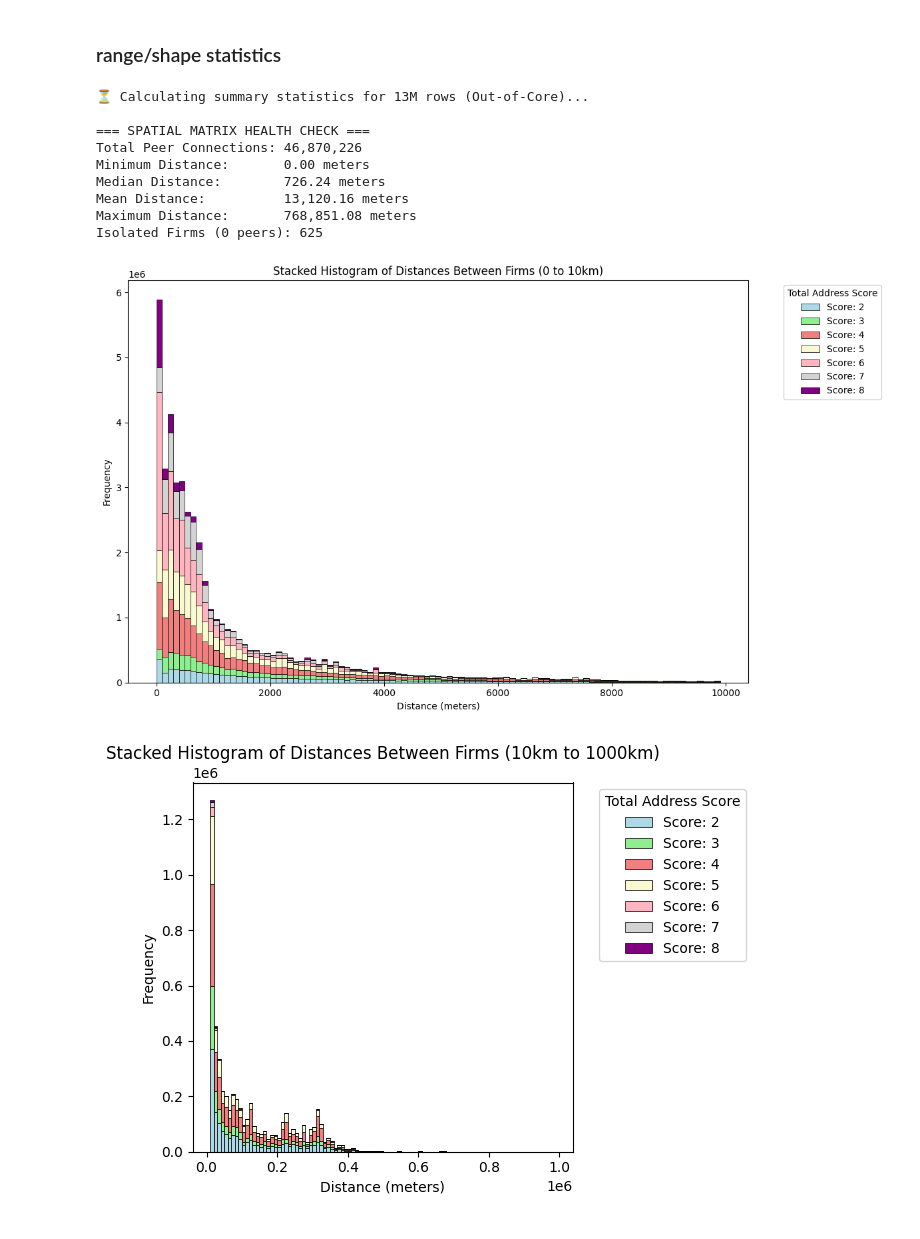
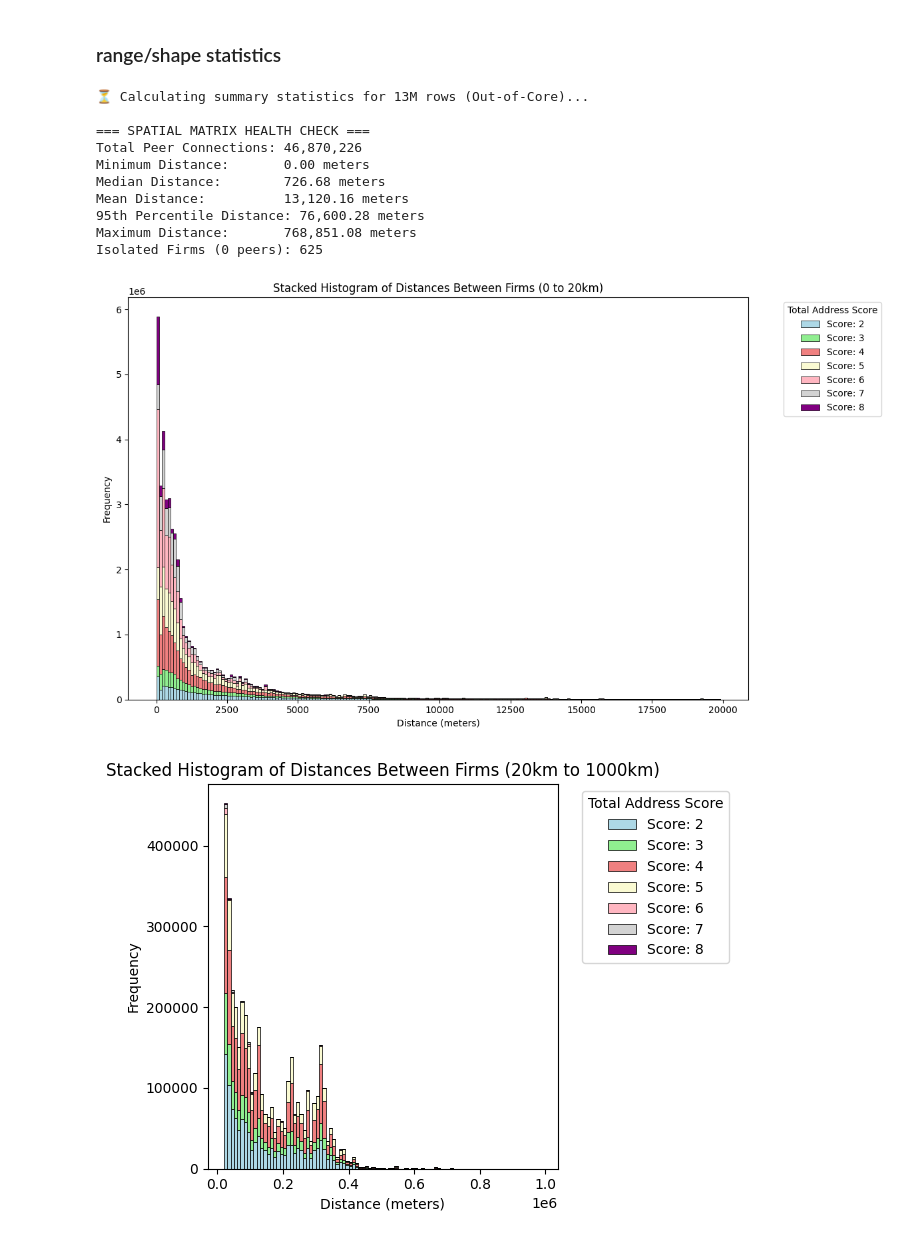
Before and after one commit to aloysiuslip/ucl-diss-ECON0079, a Jupyter notebook: descriptives/src/main_4_distance.ipynb, the cells around one changed output. Saved outputs shown, nothing was run; the diff lists cells and outputs as text; code cells hidden in the pictures.

Commit message:
Filtered distance calculations

```diff
--- a/descriptives/src/main_4_distance.ipynb
+++ b/descriptives/src/main_4_distance.ipynb
@@ -139,7 +139,7 @@ table_in_name = "working_fixed"
 table_out_name = "working_distance"
 
 dirs = get_data_dirs(segment="descriptives")
-con = ibis.duckdb.connect(dirs.db_path, read_only=True)
+con = ibis.duckdb.connect(dirs.db_path)
 table_out = con.table(table_out_name)
 table_fixed = con.table(table_in_name).select("registered_number", "pc8", "lat_lon5", "address_lvl", "address_case")
 tf_i = table_fixed.alias("tf_i")
@@ -198,16 +199,18 @@ summary_stats = dist_matrix.aggregate(
     min_distance = dist_matrix.distance_meters.min(),
     avg_distance = dist_matrix.distance_meters.mean(),
     median_distance = dist_matrix.distance_meters.approx_median(),
+    quantile_95 = dist_matrix.distance_meters.approx_quantile(0.95),
     max_distance = dist_matrix.distance_meters.max()
 ).execute()
 
 # Print human-readable output
 print("\n=== SPATIAL MATRIX HEALTH CHECK ===")
 print(f"Total Peer Connections: {summary_stats['total_edges'][0]:,}")
-print(f"Minimum Distance:       {summary_stats['min_distance'][0]:,.2f} meters")  # Expect ~0 for firms in same building
-print(f"Median Distance:        {summary_stats['median_distance'][0]:,.2f} meters")
-print(f"Mean Distance:          {summary_stats['avg_distance'][0]:,.2f} meters")
-print(f"Maximum Distance:       {summary_stats['max_distance'][0]:,.2f} meters")  # Should not exceed UK PC4 bounds (usually < 20km)
+print(f"Minimum Distance:       {summary_stats['min_distance'][0]:,.0f} meters")  # Expect ~0 for firms in same building
+print(f"Median Distance:        {summary_stats['median_distance'][0]:,.0f} meters")
+print(f"Mean Distance:          {summary_stats['avg_distance'][0]:,.0f} meters")
+print(f"95th Percentile Distance: {summary_stats['quantile_95'][0]:,.0f} meters")
+print(f"Maximum Distance:       {summary_stats['max_distance'][0]:,.0f} meters")  # Should not exceed UK PC4 bounds (usually < 20km)
 
 # 2. Check for isolated firms (Firms that were the only one in their pc4)
 isolated_count = con.sql("""
@@ -223,8 +226,9 @@ print(f"Isolated Firms (0 peers): {isolated_count:,}")
 === SPATIAL MATRIX HEALTH CHECK ===
 Total Peer Connections: 46,870,226
 Minimum Distance:       0.00 meters
-Median Distance:        726.24 meters
+Median Distance:        726.68 meters
 Mean Distance:          13,120.16 meters
+95th Percentile Distance: 76,600.28 meters
 Maximum Distance:       768,851.08 meters
 Isolated Firms (0 peers): 625
 # %%
@@ -232,8 +236,10 @@ import matplotlib.pyplot as plt
 import numpy as np
 from ibis import _
 
+cut_off = 20000
+
 # 1. Execute the query and return the FULL DataFrame (both columns)
-df_distances = (
+table_distances = (
     table_joined
     .select(["distance_meters", "address_lvl_i", "address_case_i", "address_lvl_j", "address_case_j"])
     .mutate(
@@ -244,13 +250,17 @@ df_distances = (
     .mutate(
         address_score_total = _.address_score_i + _.address_score_j
     )
+    .filter(_.address_score_total.notnull())
+)
+df_distances = (
+    table_distances
     .select(["distance_meters", "address_score_total"])
     .execute()
 )
 
 # 2. Group the distances by their total score into a list of arrays
 # Matplotlib requires the shape: [array(score_1_distances), array(score_2_distances), ...]
-unique_scores = sorted(df_distances['address_score_total'].dropna().unique())
+unique_scores = sorted(df_distances['address_score_total'].unique())
 data_to_plot = [
     df_distances[df_distances['address_score_total'] == score]['distance_meters'].values
     for score in unique_scores
@@ -270,36 +280,73 @@ plt.figure(figsize=(12, 7))
 # Pass the list of arrays, set stacked=True
 plt.hist(
     data_to_plot,
-    bins=np.arange(0, 10000, 100),
+    bins=np.arange(0, cut_off, 100),
     stacked=True,
     color=color_map[:len(unique_scores)],
     label=labels,
     edgecolor='black',
     linewidth=0.5
 )
-plt.title('Stacked Histogram of Distances Between Firms (0 to 10km)')
+plt.title(f'Stacked Histogram of Distances Between Firms (0 to {cut_off/1000:.0f}km)')
 plt.xlabel('Distance (meters)')
 plt.ylabel('Frequency')
 plt.legend(title='Total Address Score', bbox_to_anchor=(1.05, 1), loc='upper left')
 plt.tight_layout() # Ensures the external legend isn't cut off
 plt.show()
 
 # Pass the list of arrays, set stacked=True
 plt.hist(
     data_to_plot,
-    bins=np.arange(10000, 1000000, 10000),
+    bins=np.arange(cut_off, 1000000, 10000),
     stacked=True,
     color=color_map[:len(unique_scores)],
     label=labels,
     edgecolor='black',
     linewidth=0.5
 )
-plt.title('Stacked Histogram of Distances Between Firms (10km to 1000km)')
+plt.title(f'Stacked Histogram of Distances Between Firms ({cut_off/1000:.0f}km to 1000km)')
 plt.xlabel('Distance (meters)')
 plt.ylabel('Frequency')
 plt.legend(title='Total Address Score', bbox_to_anchor=(1.05, 1), loc='upper left')
 plt.tight_layout() # Ensures the external legend isn't cut off
 plt.show()
+
+# Take a sample of 1000 rows
+# Plot a dot plot with address_score on the y-axis and distance_meters on the x-axis.
+# Use a log scale for the x-axis to better visualize the distribution of distances.
+# Sample unique_scores for 1000 rows
+# address_category is 1 if both are 'pta', 2 if one is 'pta' and the other is 'ro', and 3 if both are 'ro'
+df_sample = (
+    table_distances
+    .mutate(
+        address_score = table_distances.address_lvl_i + table_distances.address_lvl_j,
+        address_cat=ibis.cases(
+            ((table_distances.address_case_i == 'pta') & (table_distances.address_case_j == 'pta'), 1),
+            ((table_distances.address_case_i == 'ro') & (table_distances.address_case_j == 'ro'), 3),
+            else_=2
+        )
+    )
+    .sample(0.0001)
+    .execute()
+)
+# Plot a dot plot with address_score on the y-axis and distance_meters on the x-axis.
+# Use address_cat to denote series
+plt.figure(figsize=(12, 7))
+scatter = plt.scatter(
+    df_sample['distance_meters'],
+    df_sample['address_score'],
+    c=df_sample['address_cat'],
+    cmap='viridis',
+    alpha=0.5
+)
+plt.xscale('log')
+plt.title('Dot Plot of Address Score vs. Distance (Sample of 1000 Rows)')
+plt.xlabel('Distance (meters, log scale)')
+plt.ylabel('Total Address Score')
+legend1 = plt.legend(*scatter.legend_elements(), title="Address Category")
+plt.gca().add_artist(legend1)
+plt.tight_layout()
+plt.show()
 # %% [output]
-[figure, old version]
+[figure, new version]
-[figure, old version]
+[figure, new version]
```
Also changed, not shown: parts of 5 cells of this notebook, 2 other files.
